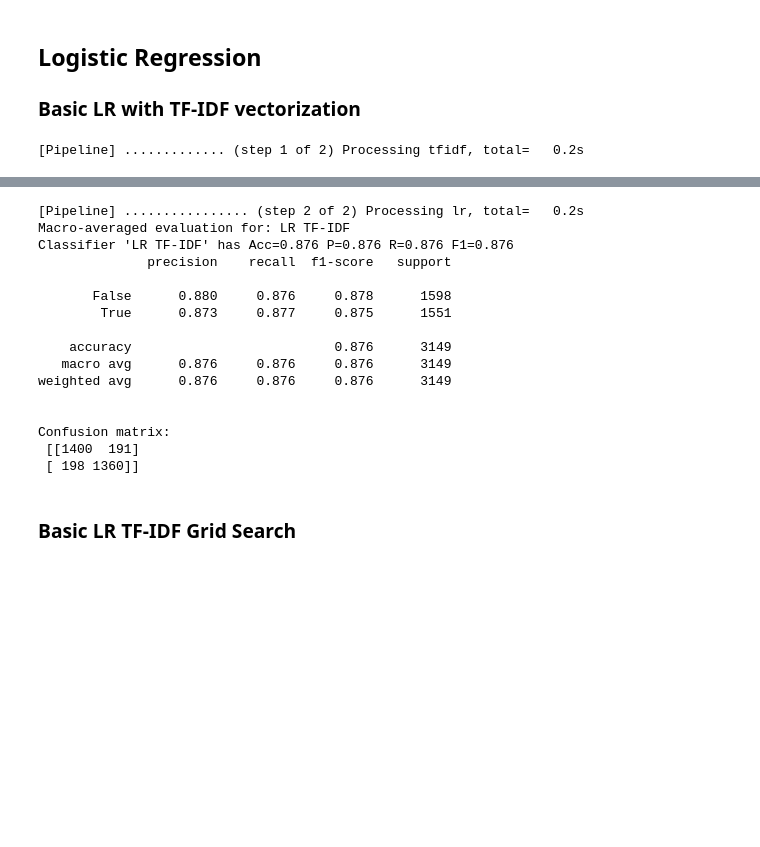
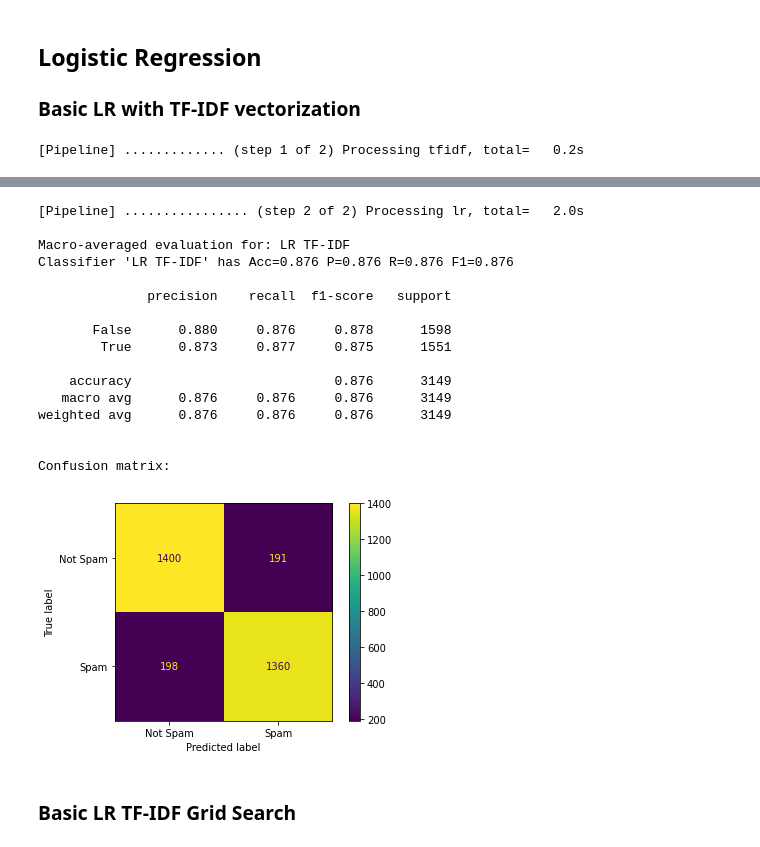
Before and after one commit to Ghosthunter22/Twitter-Data-Driven-Security-Threat-Analysis, a Jupyter notebook: Model Training.ipynb, the cells around one changed output, grey strips where cells are left out. Saved outputs shown, nothing was run; the diff lists cells and outputs as text; code cells hidden in the pictures; blank space fills up the shorter version.

Commit message:
V1.4 - Added ConfusionMatrixDisplay for better visualisation of confusion matrix

```diff
--- a/Model Training.ipynb
+++ b/Model Training.ipynb
@@ -78,7 +82,8 @@ def evaluation_summary(description, predictions, true_labels):
   print(classification_report(predictions, true_labels, digits=3, zero_division = 0))
 
   # Print confusion matrix to 3 decimal places
-  print('\nConfusion matrix:\n',confusion_matrix(true_labels, predictions))
+  print('\nConfusion matrix:')
+  ConfusionMatrixDisplay.from_predictions(true_labels, predictions, display_labels=['Not Spam', 'Spam'])
 # %% [markdown]
 ***
 >### - `grid_search`(`pipeline`, `train_data`, `params`):
@@ -162,7 +167,7 @@ lr_tweets_df = content_polluters_tweets_df.append(legitimate_users_tweets_df, ig
 lr_X_train, lr_y_train, lr_X_val, lr_y_val, lr_X_test, lr_y_test = split(lr_tweets_df)
 
 basic_p_lr_tfidf_m = basic_p_lr_tfidf.fit(lr_X_train, lr_y_train)
-dump(basic_p_lr_tfidf_m, '../Models/Basic/_p_lr_tfidf_m.joblib')
+dump(basic_p_lr_tfidf_m, '../Models/Basic/p_lr_tfidf_m.joblib')
 evaluation_summary("LR TF-IDF", basic_p_lr_tfidf_m.predict(lr_X_test), lr_y_test)
 # %% [output]
 [Pipeline] ............. (step 1 of 2) Processing tfidf, total=   0.2s
@@ -171,19 +176,20 @@ evaluation_summary("LR TF-IDF", basic_p_lr_tfidf_m.predict(lr_X_test), lr_y_test
-[Pipeline] ................ (step 2 of 2) Processing lr, total=   0.2s
+[Pipeline] ................ (step 2 of 2) Processing lr, total=   2.0s
+
 Macro-averaged evaluation for: LR TF-IDF
 Classifier 'LR TF-IDF' has Acc=0.876 P=0.876 R=0.876 F1=0.876
+
               precision    recall  f1-score   support
 
        False      0.880     0.876     0.878      1598
         True      0.873     0.877     0.875      1551
 
     accuracy                          0.876      3149
    macro avg      0.876     0.876     0.876      3149
 weighted avg      0.876     0.876     0.876      3149
 
 
 Confusion matrix:
- [[1400  191]
- [ 198 1360]]
+[figure, added]
 # %% [markdown]
 ### Basic LR TF-IDF Grid Search
 # %%
```
Also changed, not shown: parts of 15 cells of this notebook.
